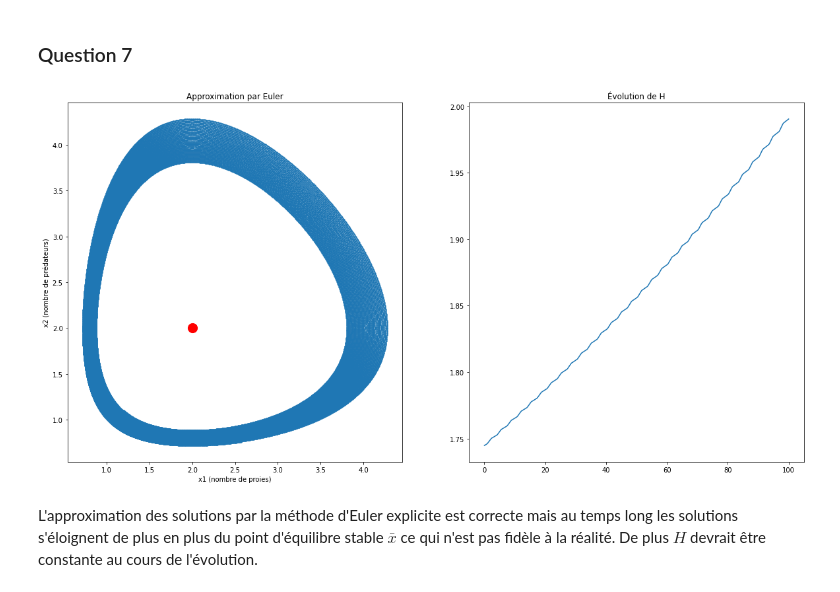
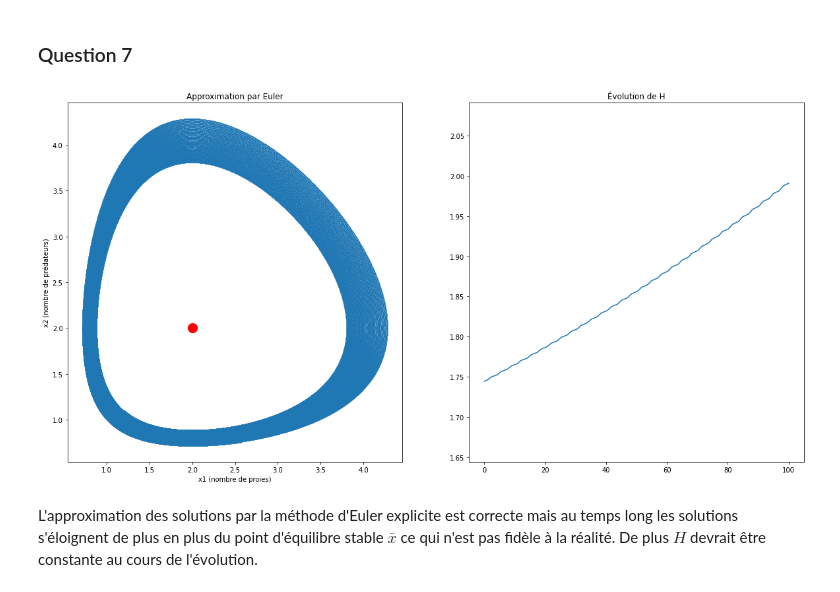
Before and after one commit to paul-mdb/projet_numerique_2, a Jupyter notebook: projet.ipynb, the cells around one changed output. Cells and saved outputs as stored; diff of their text form; code cells hidden in the pictures.

```diff
--- a/projet.ipynb
+++ b/projet.ipynb
@@ -265,26 +261,27 @@ delta = 1
 # %%
 def f(t,x) :
     return(np.array([x[0]*(alpha-beta*x[1]), x[1]*(delta*x[0]-gamma)]))
 
 x0 = np.array([1.2, 1.1])
 t_vector, x_vector = solve_euler_explicit(f, x0, 10e-4, 0., 100.)
 
 x1 = x_vector[:,0]
 x2 = x_vector[:,1]
 h = delta * x1 - gamma * np.log(x1) + beta * x2 - alpha * np.log(x2)
 
 
 fig, axs = plt.subplots(nrows = 1, ncols = 2, figsize=(20, 10))
 axs[0].scatter(x1,x2, s = 1)
 axs[0].scatter(gamma/delta, alpha/beta, s = 200, c = "red" )
 axs[0].set_title("Approximation par Euler")
 axs[0].set(xlabel = "x1 (nombre de proies)", ylabel = "x2 (nombre de prédateurs)")
 
+axs[1].set_ylim([h[0]-0.1, h[-1]+0.1])
 axs[1].plot(t_vector, h)
 axs[1].set_title("Évolution de H")
 plt.show;
 # %% [output]
-[figure, old version]
+[figure, new version]
 # %% [markdown]
 L'approximation des solutions par la méthode d'Euler explicite est correcte mais au temps long les solutions s'éloignent de plus en plus du point d'équilibre stable $\bar{x}$ ce qui n'est pas fidèle à la réalité. De plus $H$ devrait être constante au cours de l'évolution.
 # %% [markdown]
```
Also changed, not shown: parts of 12 cells of this notebook.
